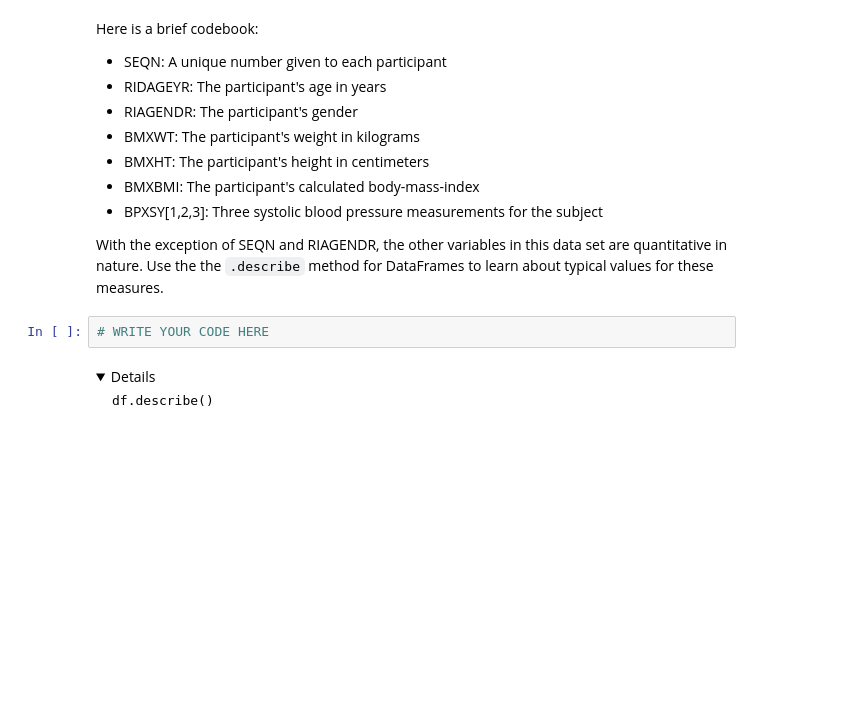
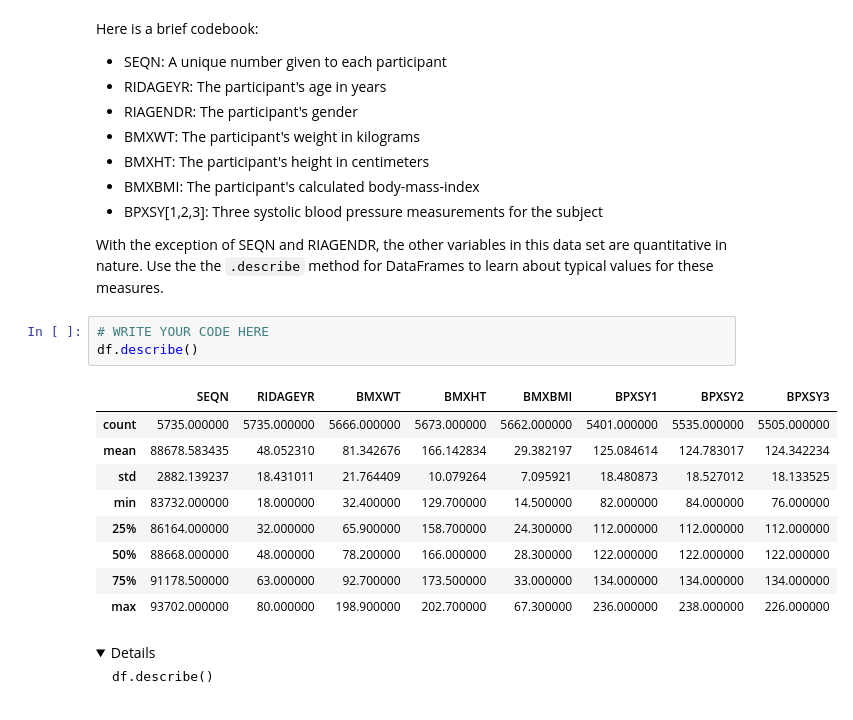
Before and after one commit to cbsebastian24/randomStuff, a Jupyter notebook: Copy_of_Breakout_4b.ipynb, the cells around one changed output. Saved outputs shown, nothing was run; the diff lists cells and outputs as text; folded sections open; blank space fills up the shorter version.

```diff
--- a/Copy_of_Breakout_4b.ipynb
+++ b/Copy_of_Breakout_4b.ipynb
@@ -70,6 +79,17 @@ Here is a brief codebook:
 With the exception of SEQN and RIAGENDR, the other variables in this data set are quantitative in nature. Use the the `.describe` method for DataFrames to learn about typical values for these measures.
 # %%
 # WRITE YOUR CODE HERE
+df.describe()
+# %% [output]
+|  | SEQN | RIDAGEYR | BMXWT | BMXHT | BMXBMI | BPXSY1 | BPXSY2 | BPXSY3 |
+| count | 5735.000000 | 5735.000000 | 5666.000000 | 5673.000000 | 5662.000000 | 5401.000000 | 5535.000000 | 5505.000000 |
+| mean | 88678.583435 | 48.052310 | 81.342676 | 166.142834 | 29.382197 | 125.084614 | 124.783017 | 124.342234 |
+| std | 2882.139237 | 18.431011 | 21.764409 | 10.079264 | 7.095921 | 18.480873 | 18.527012 | 18.133525 |
+| min | 83732.000000 | 18.000000 | 32.400000 | 129.700000 | 14.500000 | 82.000000 | 84.000000 | 76.000000 |
+| 25% | 86164.000000 | 32.000000 | 65.900000 | 158.700000 | 24.300000 | 112.000000 | 112.000000 | 112.000000 |
+| 50% | 88668.000000 | 48.000000 | 78.200000 | 166.000000 | 28.300000 | 122.000000 | 122.000000 | 122.000000 |
+| 75% | 91178.500000 | 63.000000 | 92.700000 | 173.500000 | 33.000000 | 134.000000 | 134.000000 | 134.000000 |
+| max | 93702.000000 | 80.000000 | 198.900000 | 202.700000 | 67.300000 | 236.000000 | 238.000000 | 226.000000 |
 # %% [markdown]
 <details>
 
```
Also changed, not shown: parts of 51 cells of this notebook.
